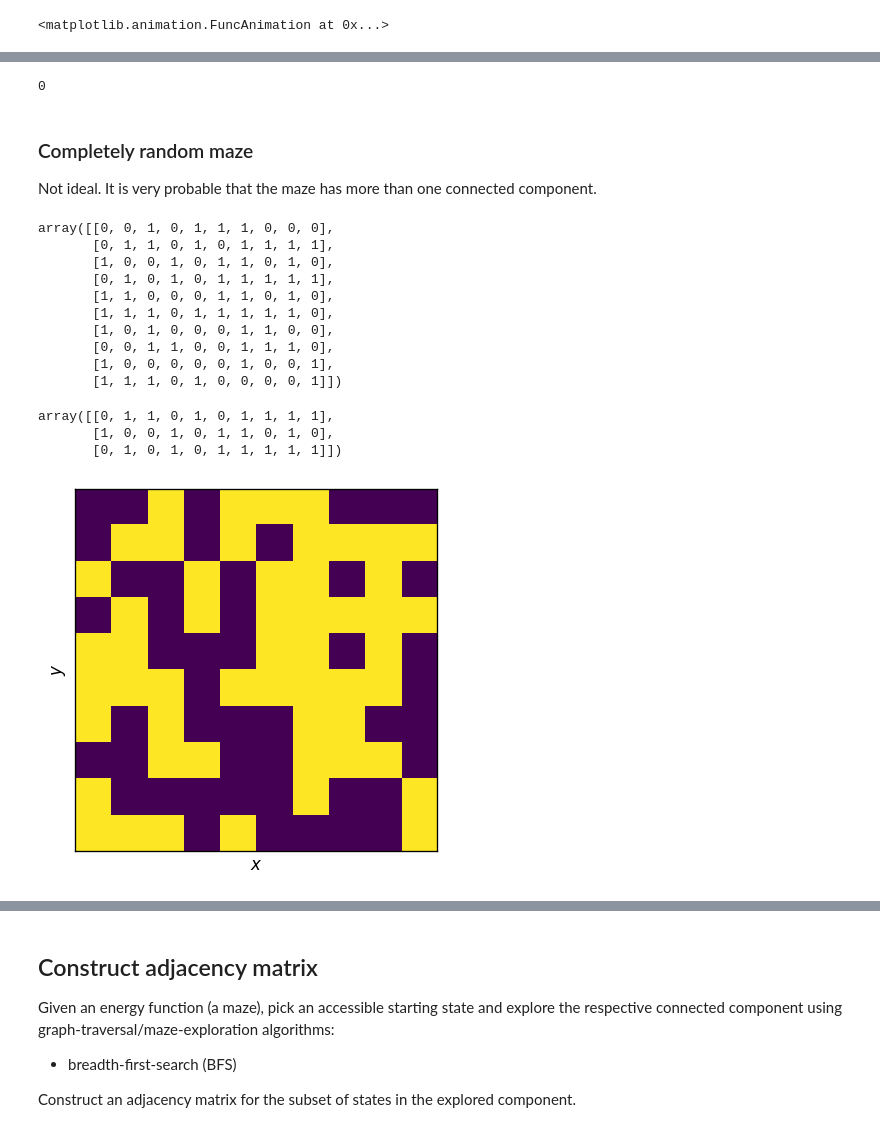
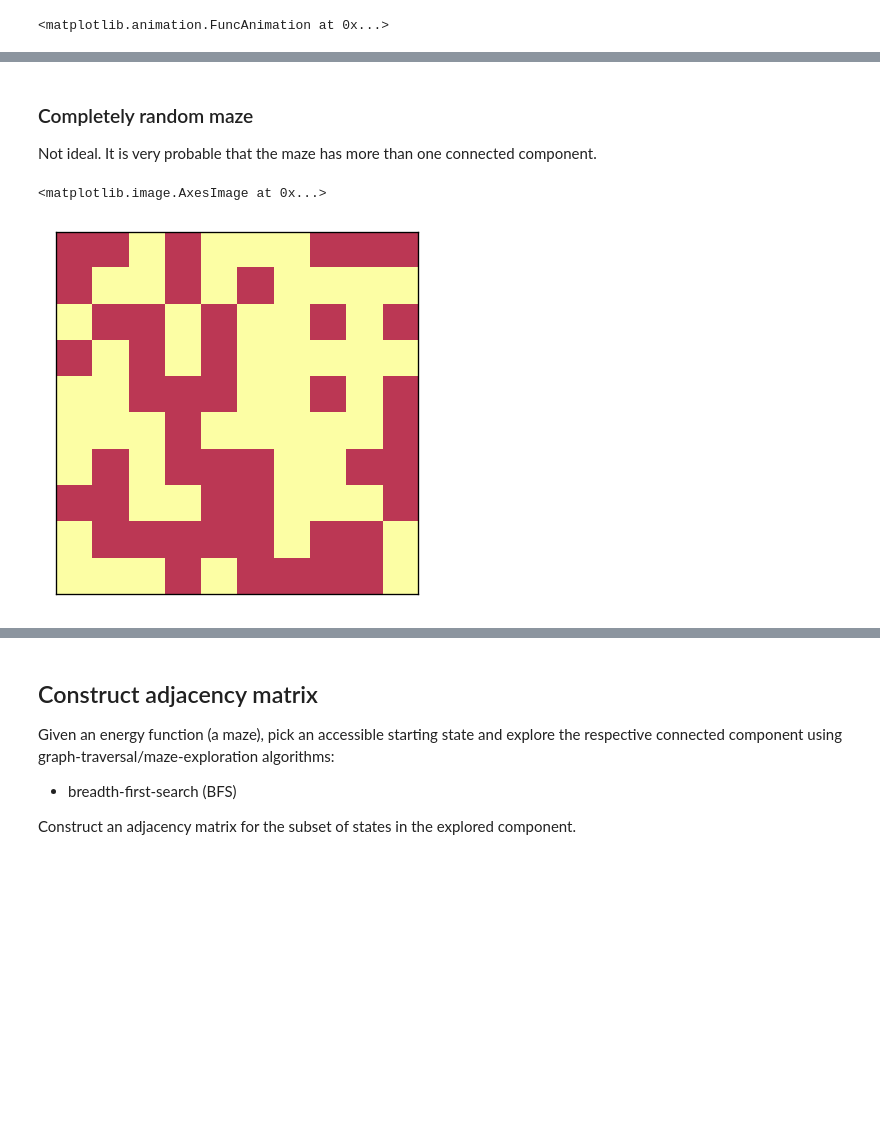
Before and after one commit to hanazupan/Breadth_first_search_of_state_space, a Jupyter notebook: scratch/maze.ipynb, the cells around one changed output, grey strips where cells are left out. Saved outputs shown, nothing was run; the diff lists cells and outputs as text; code cells hidden in the pictures; blank space fills up the shorter version.

```diff
--- a/scratch/maze.ipynb
+++ b/scratch/maze.ipynb
@@ -347,43 +398,12 @@ cell
-# %%
-maze.get_energy(cell)
-# %% [output]
-0
 # %% [markdown]
 ### Completely random maze
 
 Not ideal. It is very probable that the maze has more than one connected component.
 # %%
 rng = np.random.default_rng(11)
-maze = rng.integers(0, 2, size=(10, 10))
+maze = Maze(rng.integers(0, 2, size=(10, 10)))
 # %%
-maze
+maze.plot2d()
 # %% [output]
-array([[0, 0, 1, 0, 1, 1, 1, 0, 0, 0],
-       [0, 1, 1, 0, 1, 0, 1, 1, 1, 1],
-       [1, 0, 0, 1, 0, 1, 1, 0, 1, 0],
-       [0, 1, 0, 1, 0, 1, 1, 1, 1, 1],
-       [1, 1, 0, 0, 0, 1, 1, 0, 1, 0],
-       [1, 1, 1, 0, 1, 1, 1, 1, 1, 0],
-       [1, 0, 1, 0, 0, 0, 1, 1, 0, 0],
-       [0, 0, 1, 1, 0, 0, 1, 1, 1, 0],
-       [1, 0, 0, 0, 0, 0, 1, 0, 0, 1],
-       [1, 1, 1, 0, 1, 0, 0, 0, 0, 1]])
+<matplotlib.image.AxesImage at 0x...>
+[figure, added]
-# %%
-maze[np.array([1, 2, 3])]
-# %% [output]
-array([[0, 1, 1, 0, 1, 0, 1, 1, 1, 1],
-       [1, 0, 0, 1, 0, 1, 1, 0, 1, 0],
-       [0, 1, 0, 1, 0, 1, 1, 1, 1, 1]])
-# %%
-plt.close("all")
-fig, ax = plt.subplots()
-ax.imshow(maze)
-ax.set(**{
-    "xlabel": "$x$",
-    "ylabel": "$y$",
-    "xticks": (),
-    "yticks": (),
-})
-plt.show()
-# %% [output]
-[figure, removed]
```
Also changed, not shown: parts of 55 cells of this notebook, 3 other files.
